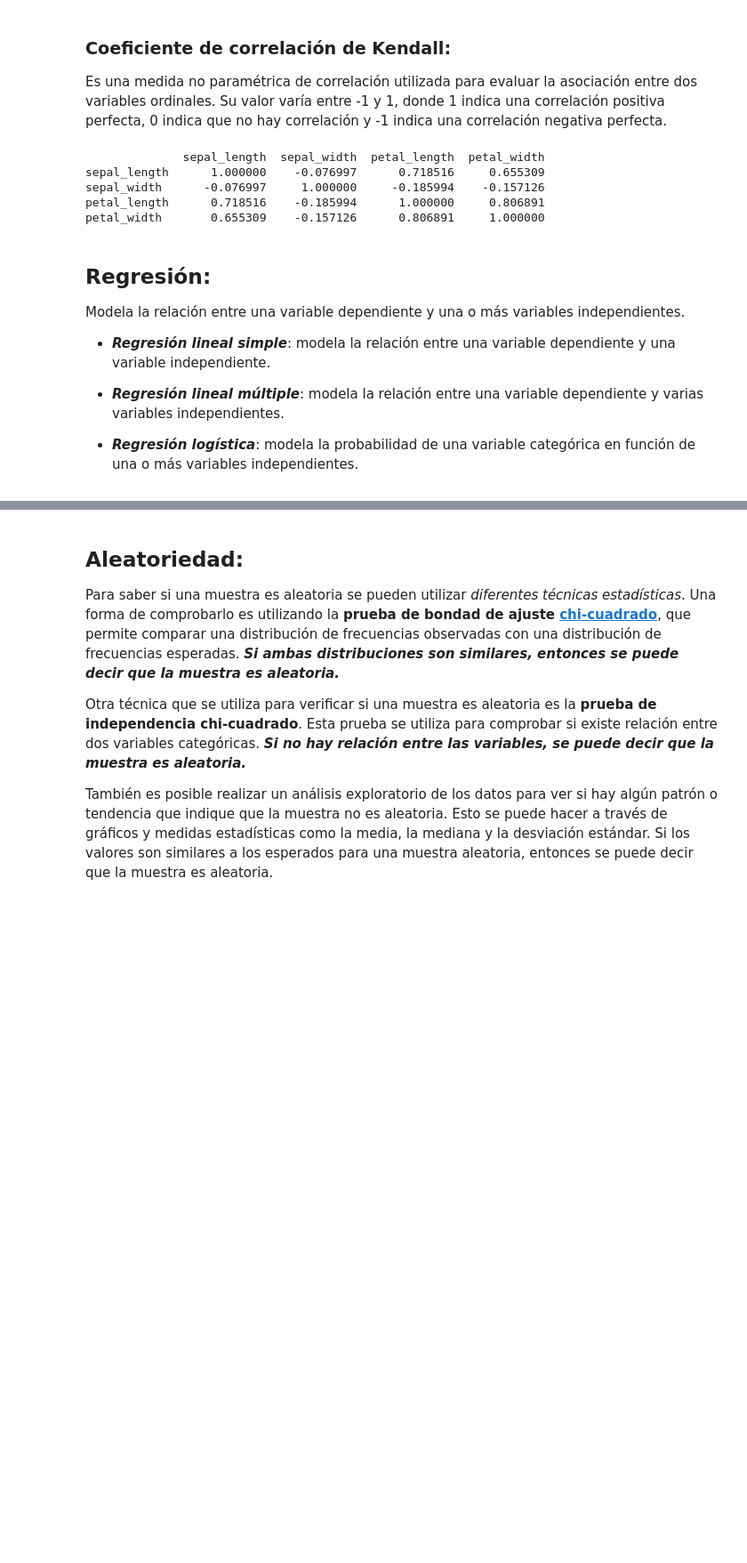
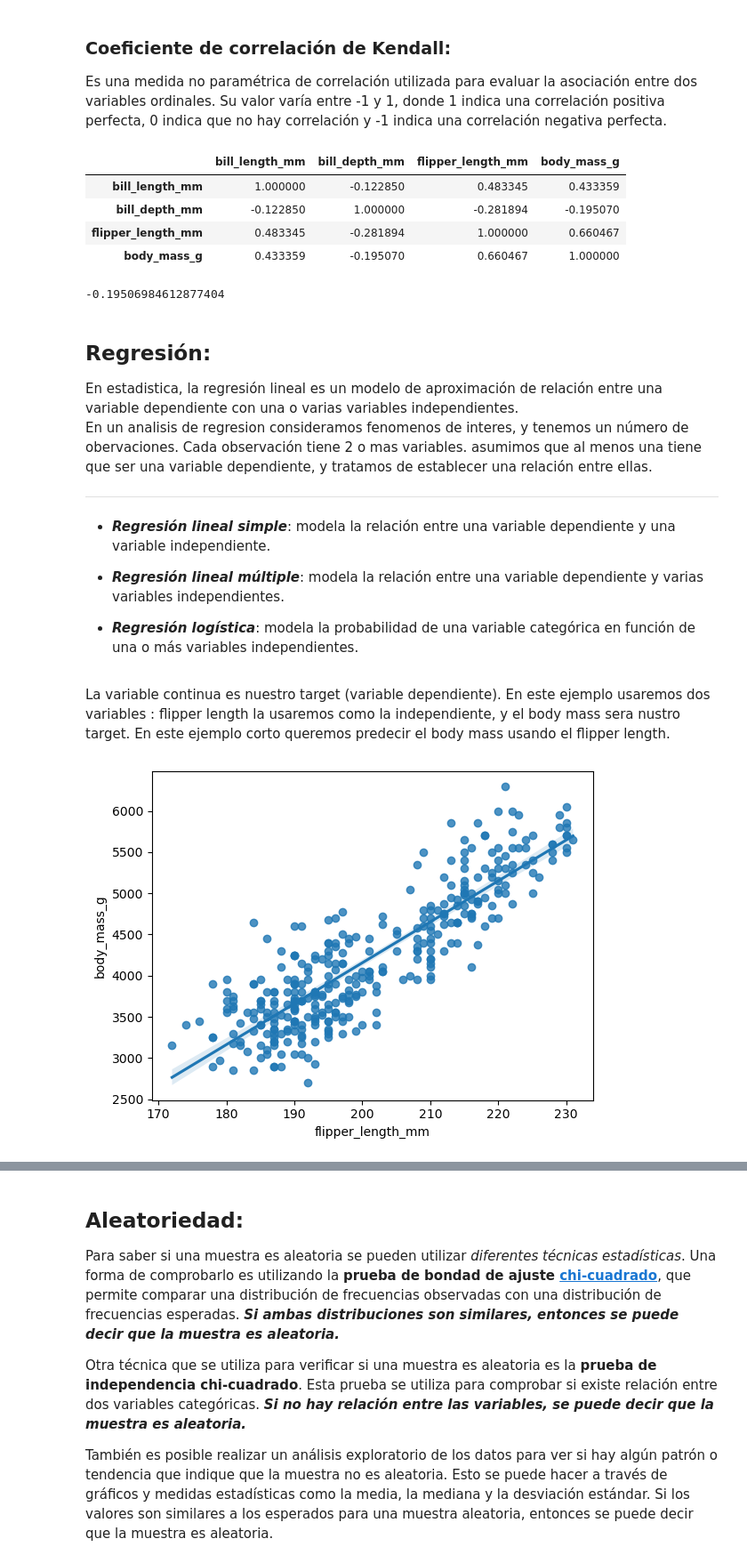
Before and after one commit to mcarlagg17/TBDS-StatisticalAnalysis_HypothesisTests, a Jupyter notebook: 2_Verificaciones-muestra.ipynb, the cells around one changed output, grey strips where cells are left out. Shown: that part at 89% size. Cells and saved outputs as stored; diff of their text form; code cells hidden in the pictures; blank space fills up the shorter version.

```diff
--- a/2_Verificaciones-muestra.ipynb
+++ b/2_Verificaciones-muestra.ipynb
@@ -166,12 +189,11 @@ petal_width       0.834289    -0.289032      0.937667     1.000000
 
 Es una medida no paramétrica de correlación utilizada para evaluar la asociación entre dos variables ordinales. Su valor varía entre -1 y 1, donde 1 indica una correlación positiva perfecta, 0 indica que no hay correlación y -1 indica una correlación negativa perfecta.
 # %%
-numeric_cols = iris.select_dtypes(include=np.number)
-corr_matrix = numeric_cols.corr(method='kendall')
-print(corr_matrix)
+numeric_cols = penguins.select_dtypes(include=np.number)
+numeric_cols.corr(method='kendall')
 # %% [output]
-              sepal_length  sepal_width  petal_length  petal_width
-sepal_length      1.000000    -0.076997      0.718516     0.655309
-sepal_width      -0.076997     1.000000     -0.185994    -0.157126
-petal_length      0.718516    -0.185994      1.000000     0.806891
-petal_width       0.655309    -0.157126      0.806891     1.000000
+|  | bill_length_mm | bill_depth_mm | flipper_length_mm | body_mass_g |
+| bill_length_mm | 1.000000 | -0.122850 | 0.483345 | 0.433359 |
+| bill_depth_mm | -0.122850 | 1.000000 | -0.281894 | -0.195070 |
+| flipper_length_mm | 0.483345 | -0.281894 | 1.000000 | 0.660467 |
+| body_mass_g | 0.433359 | -0.195070 | 0.660467 | 1.000000 |
@@ -178,7 +202,14 @@ petal_width       0.655309    -0.157126      0.806891     1.000000
+# %%
+corr, _= kendalltau(penguins['bill_depth_mm'].dropna(), penguins["body_mass_g"].dropna())
+corr
+# %% [output]
+-0.19506984612877404
 # %% [markdown]
 ## Regresión:
 
-Modela la relación entre una variable dependiente y una o más variables independientes.
+En estadistica, la regresión lineal es un modelo de aproximación de relación entre una variable dependiente con una o varias variables independientes.
+En un analisis de regresion consideramos fenomenos de interes, y tenemos un número de obervaciones. Cada observación tiene 2 o mas variables.  asumimos que al menos una tiene que ser una variable dependiente, y tratamos de establecer una relación entre ellas.
+____________________________________________________
 - ***Regresión lineal simple***: modela la relación entre una variable dependiente y una variable independiente.
 
 - ***Regresión lineal múltiple***: modela la relación entre una variable dependiente y varias variables independientes.
@@ -186,0 +225,9 @@ Modela la relación entre una variable dependiente y una o más variables indepe
+# %% [markdown]
+La variable continua es nuestro target (variable dependiente). En este ejemplo usaremos dos variables : flipper length la usaremos como la independiente, y el body mass sera nustro target. En este ejemplo corto queremos predecir el body mass usando el flipper length.
+# %%
+feature_name = 'flipper_length_mm'
+target_column = 'body_mass_g'
+# %%
+_= sns.regplot(data = penguins, x = feature_name,  y = target_column)
+# %% [output]
+[figure, added]
```
Also changed, not shown: parts of 38 cells of this notebook, 1 other file.
